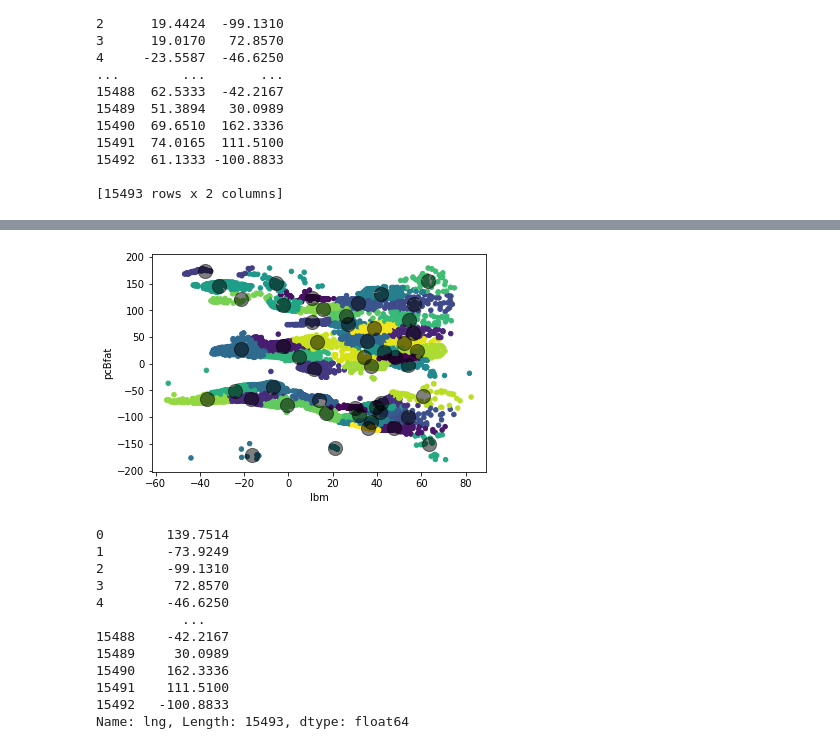
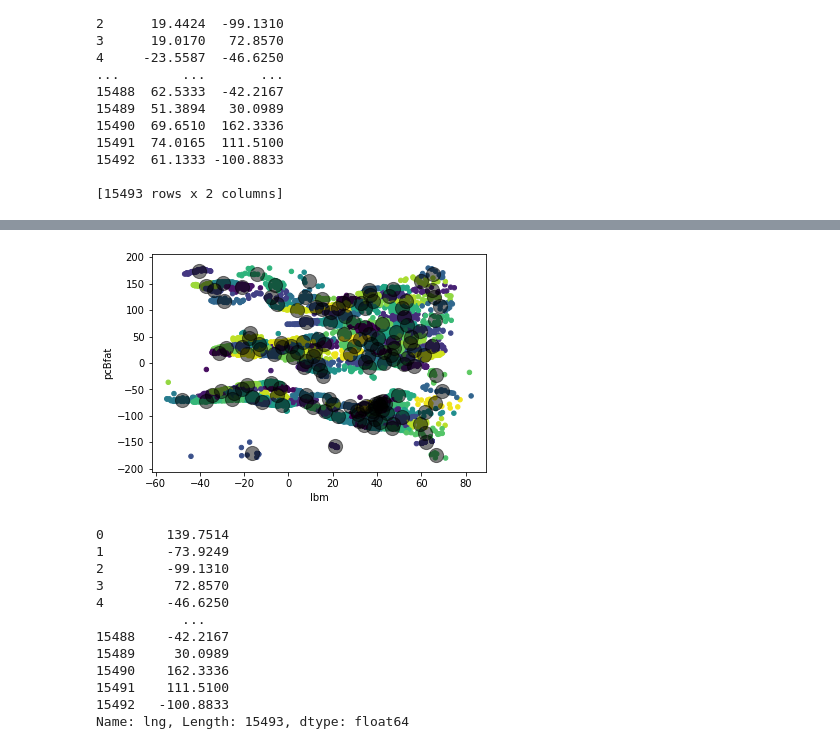
Before and after one commit to allenj813/DS-SYD-PT-24FEB, a Jupyter notebook: Projects/Fun Project - Ideal Location for Amazon Warehouse.ipynb, the cells around one changed output, grey strips where cells are left out. Saved outputs shown, nothing was run; the diff lists cells and outputs as text; code cells hidden in the pictures.

```diff
--- a/Projects/Fun Project - Ideal Location for Amazon Warehouse.ipynb
+++ b/Projects/Fun Project - Ideal Location for Amazon Warehouse.ipynb
@@ -60,3 +60,5 @@ capital       10247
 population     1685
 id                0
 dtype: int64
+# %%
+data['population'].fillna((data['population'].mean()), inplace=True)
@@ -103,17 +119,17 @@ display(base_map)
 # %%
 data2 = data[['lat', 'lng']]
 
-kmeans = KMeans(n_clusters = 50)
+kmeans = KMeans(n_clusters = 150)
 kmeans.fit(data2)
 y_means = kmeans.predict(data2)
 plt.scatter(data['lat'], data['lng'], c=y_means, s=20, cmap='viridis')
 centers = kmeans.cluster_centers_
 plt.scatter(centers[:,0], centers[:,1], c='black', s=200, alpha=0.5)
 plt.xlabel('lbm')
 plt.ylabel('pcBfat')
 plt.show()
 # %% [output]
-[figure, old version]
+[figure, new version]
 # %%
 data['lng']
 # %% [output]
```
Also changed, not shown: parts of 19 cells of this notebook, 1 other file.
